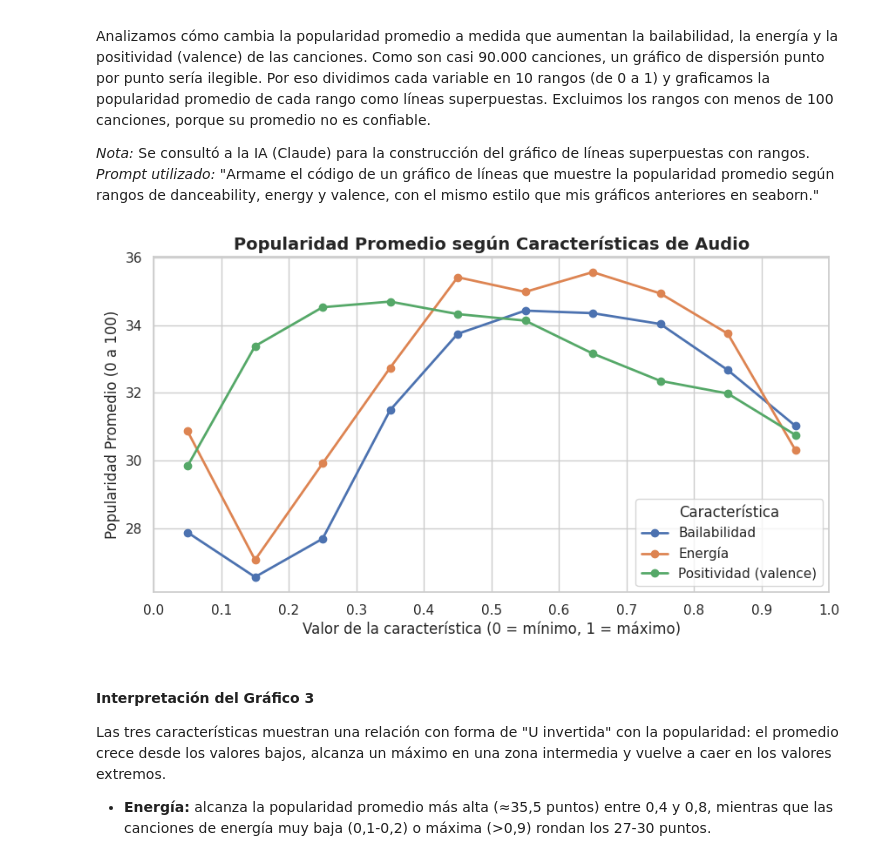
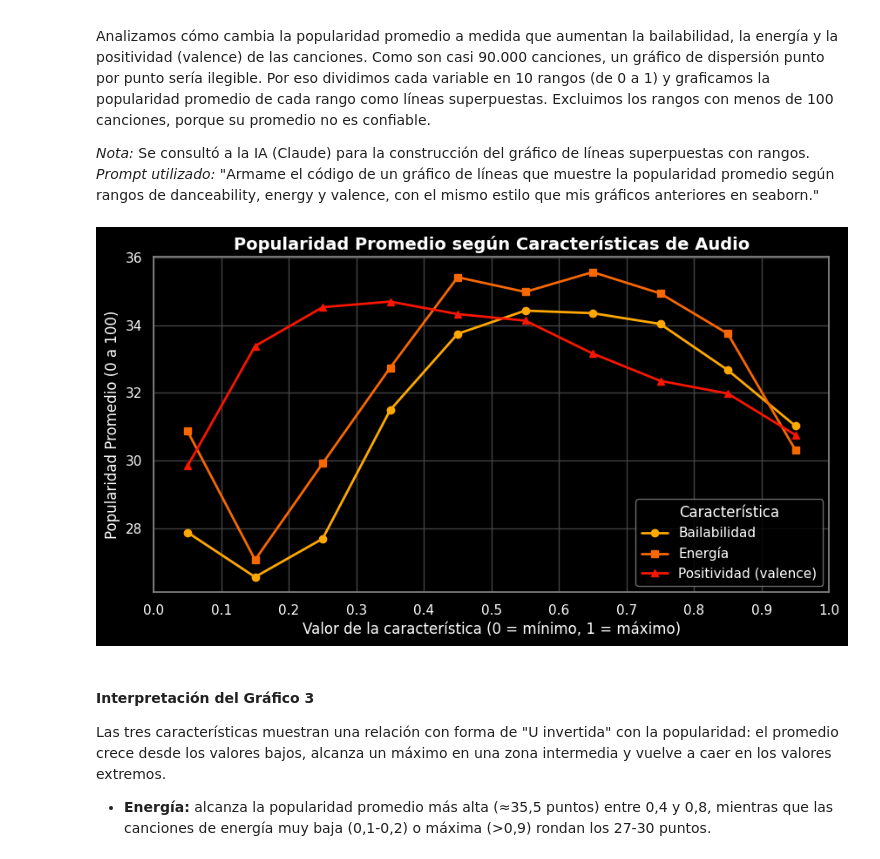
Before and after one commit to TDSxs/Lab-Musica, a Jupyter notebook: notebooks/Trabajo_Práctico_Laboratorio.ipynb, the cells around one changed output. Cells and saved outputs as stored; diff of their text form; code cells hidden in the pictures.

```diff
--- a/notebooks/Trabajo_Práctico_Laboratorio.ipynb
+++ b/notebooks/Trabajo_Práctico_Laboratorio.ipynb
@@ -312,47 +335,64 @@ Analizamos cómo cambia la popularidad promedio a medida que aumentan la bailabi
 # %%
 # =========================================================
 # GRÁFICO 3: Popularidad promedio según características de audio
 # =========================================================
 
 # Dividimos el rango 0-1 en 10 tramos iguales (0-0.1, 0.1-0.2, ..., 0.9-1)
 bordes = np.linspace(0, 1, 11)
 centros = (bordes[:-1] + bordes[1:]) / 2   # punto medio de cada tramo, para el eje X
 
+# Cada característica con su nombre, su color y su marcador
 variables = {
-    'danceability': 'Bailabilidad',
-    'energy': 'Energía',
-    'valence': 'Positividad (valence)'
+    'danceability': ('Bailabilidad', '#FFA800', 'o'),          # círculo
+    'energy':       ('Energía', '#f76800', 's'),               # cuadrado
+    'valence':      ('Positividad (valence)', '#f71600', '^')  # triángulo
 }
 
-plt.figure(figsize=(10, 5))
 sns.set_theme(style="whitegrid")
+fig, ax = plt.subplots(figsize=(10, 5))
 
-for columna, nombre in variables.items():
+# Fondo negro (de la figura y del área del gráfico)
+fig.patch.set_facecolor('black')
+ax.set_facecolor('black')
+
+for columna, (nombre, color, marcador) in variables.items():
     # Asignamos cada canción a su tramo
     rangos = pd.cut(df_features_limpio[columna], bins=bordes, include_lowest=True)
 
     # Popularidad promedio y cantidad de canciones por tramo
     resumen = df_features_limpio.groupby(rangos, observed=False)['popularity'].agg(['mean', 'count'])
     resumen['centro'] = centros
 
     # Descartamos tramos con pocas canciones (promedios poco confiables)
     resumen = resumen[resumen['count'] >= 100]
 
-    plt.plot(resumen['centro'], resumen['mean'], marker='o', linewidth=2, label=nombre)
+    ax.plot(resumen['centro'], resumen['mean'], marker=marcador, linewidth=2,
+            color=color, label=nombre)
 
-# Título, ejes y leyenda
-plt.title('Popularidad Promedio según Características de Audio', fontsize=14, fontweight='bold')
-plt.xlabel('Valor de la característica (0 = mínimo, 1 = máximo)', fontsize=12)
-plt.ylabel('Popularidad Promedio (0 a 100)', fontsize=12)
-plt.xticks(bordes)
-plt.legend(title='Característica')
+# Título y ejes en blanco
+ax.set_title('Popularidad Promedio según Características de Audio',
+             fontsize=14, fontweight='bold', color='white')
+ax.set_xlabel('Valor de la característica (0 = mínimo, 1 = máximo)', fontsize=12, color='white')
+ax.set_ylabel('Popularidad Promedio (0 a 100)', fontsize=12, color='white')
+ax.set_xticks(bordes)
+ax.tick_params(colors='white')   # números de los ejes en blanco
 
-# Guardar la imagen para el informe
-plt.savefig('grafico3_popularidad_vs_audio.png', dpi=300, bbox_inches='tight')
+# Grilla gris oscuro y bordes del gráfico en gris
+ax.grid(color='#444444')
+for borde in ax.spines.values():
+    borde.set_color('#888888')
+
+# Leyenda con fondo negro y letras blancas
+leyenda = ax.legend(title='Característica', facecolor='black', edgecolor='#888888', labelcolor='white')
+leyenda.get_title().set_color('white')
+
+# Guardar la imagen para el informe (con el fondo negro incluido)
+plt.savefig('grafico3_popularidad_vs_audio.png', dpi=300, bbox_inches='tight',
+            facecolor=fig.get_facecolor())
 
 plt.show()
 # %% [output]
-[figure, old version]
+[figure, new version]
 # %% [markdown]
 #### Interpretación del Gráfico 3
 Las tres características muestran una relación con forma de "U invertida" con la popularidad: el promedio crece desde los valores bajos, alcanza un máximo en una zona intermedia y vuelve a caer en los valores extremos.
```
Also changed, not shown: parts of 14 cells of this notebook.
